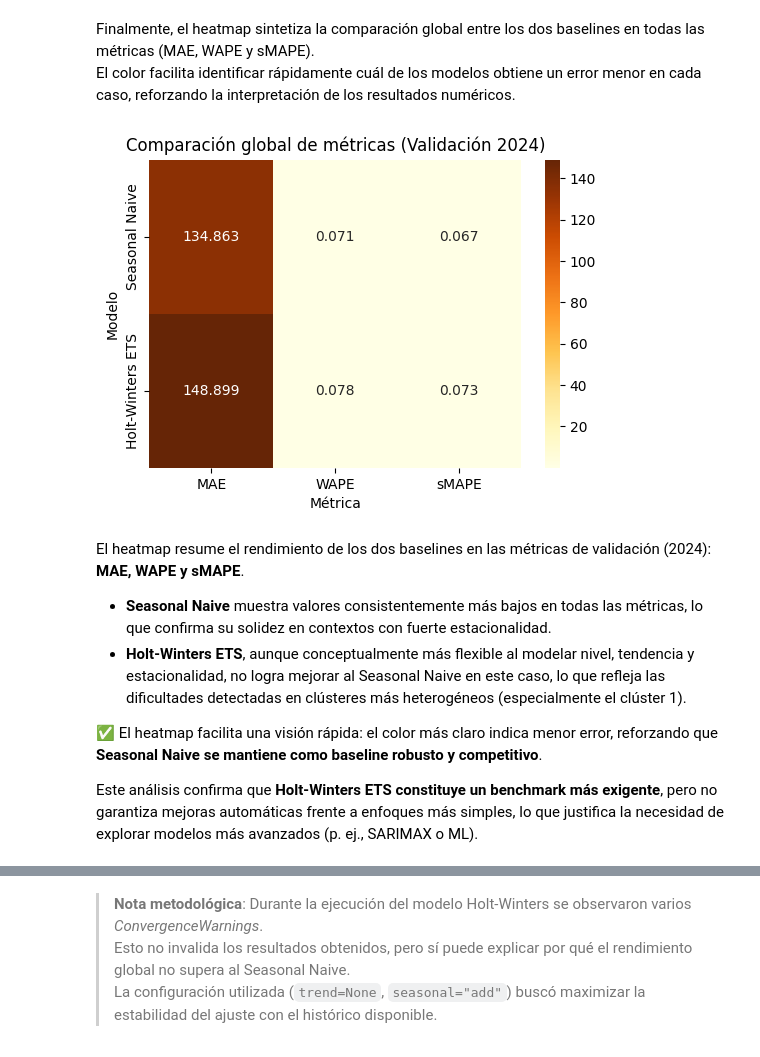
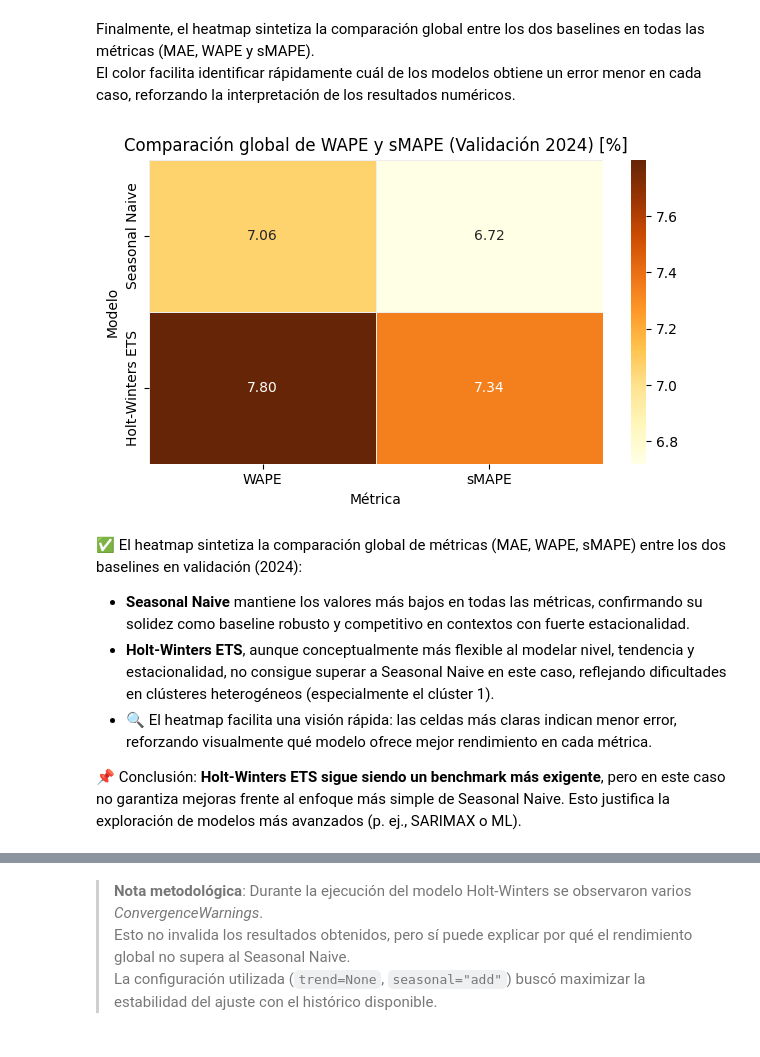
Before and after one commit to CrisRodFer/PFM2_Asistente_Compras_Inteligente, a Jupyter notebook: notebooks/PFM2_Modelado_y_app.ipynb, the cells around one changed output, grey strips where cells are left out. Cells and saved outputs as stored; diff of their text form; code cells hidden in the pictures.

```diff
--- a/notebooks/PFM2_Modelado_y_app.ipynb
+++ b/notebooks/PFM2_Modelado_y_app.ipynb
@@ -2031,34 +2033,35 @@ El color facilita identificar rápidamente cuál de los modelos obtiene un error
 # %%
 import pandas as pd
 import seaborn as sns
 import matplotlib.pyplot as plt
 
-# Crear DataFrame con las métricas globales
 data = {
     "model": ["Seasonal Naive", "Holt-Winters ETS"],
-    "MAE": [134.862705, 148.899396],
-    "WAPE": [0.070643, 0.077996],
-    "sMAPE": [0.067208, 0.073406]
+    "WAPE":  [0.070643, 0.077996],
+    "sMAPE": [0.067208, 0.073406],
 }
 df = pd.DataFrame(data).set_index("model")
 
-# Crear heatmap
-plt.figure(figsize=(6,4))
-sns.heatmap(df, annot=True, fmt=".3f", cmap="YlOrBr", cbar=True)
+df_pct = df * 100  # convertir a %
 
-plt.title("Comparación global de métricas (Validación 2024)")
+plt.figure(figsize=(6.4, 4))
+sns.heatmap(
+    df_pct, annot=True, fmt=".2f", cmap="YlOrBr", cbar=True,
+    linewidths=0.5, linecolor="#eee"
+)
+plt.title("Comparación global de WAPE y sMAPE (Validación 2024) [%]")
 plt.ylabel("Modelo")
 plt.xlabel("Métrica")
+plt.tight_layout()
 plt.show()
 # %% [output]
-[figure, old version]
+[figure, new version]
 # %% [markdown]
-El heatmap resume el rendimiento de los dos baselines en las métricas de validación (2024): **MAE, WAPE y sMAPE**.
+✅ El heatmap sintetiza la comparación global de métricas (MAE, WAPE, sMAPE) entre los dos baselines en validación (2024):
 
-- **Seasonal Naive** muestra valores consistentemente más bajos en todas las métricas, lo que confirma su solidez en contextos con fuerte estacionalidad.
-- **Holt-Winters ETS**, aunque conceptualmente más flexible al modelar nivel, tendencia y estacionalidad, no logra mejorar al Seasonal Naive en este caso, lo que refleja las dificultades detectadas en clústeres más heterogéneos (especialmente el clúster 1).
+- **Seasonal Naive** mantiene los valores más bajos en todas las métricas, confirmando su solidez como baseline robusto y competitivo en contextos con fuerte estacionalidad.
+- **Holt-Winters ETS**, aunque conceptualmente más flexible al modelar nivel, tendencia y estacionalidad, no consigue superar a Seasonal Naive en este caso, reflejando dificultades en clústeres heterogéneos (especialmente el clúster 1).
+- 🔍 El heatmap facilita una visión rápida: las celdas más claras indican menor error, reforzando visualmente qué modelo ofrece mejor rendimiento en cada métrica.
 
-✅ El heatmap facilita una visión rápida: el color más claro indica menor error, reforzando que **Seasonal Naive se mantiene como baseline robusto y competitivo**.
-
-Este análisis confirma que **Holt-Winters ETS constituye un benchmark más exigente**, pero no garantiza mejoras automáticas frente a enfoques más simples, lo que justifica la necesidad de explorar modelos más avanzados (p. ej., SARIMAX o ML).
+📌 Conclusión: **Holt-Winters ETS sigue siendo un benchmark más exigente**, pero en este caso no garantiza mejoras frente al enfoque más simple de Seasonal Naive. Esto justifica la exploración de modelos más avanzados (p. ej., SARIMAX o ML).
 # %% [markdown]
```
Also changed, not shown: parts of 4 cells of this notebook.
